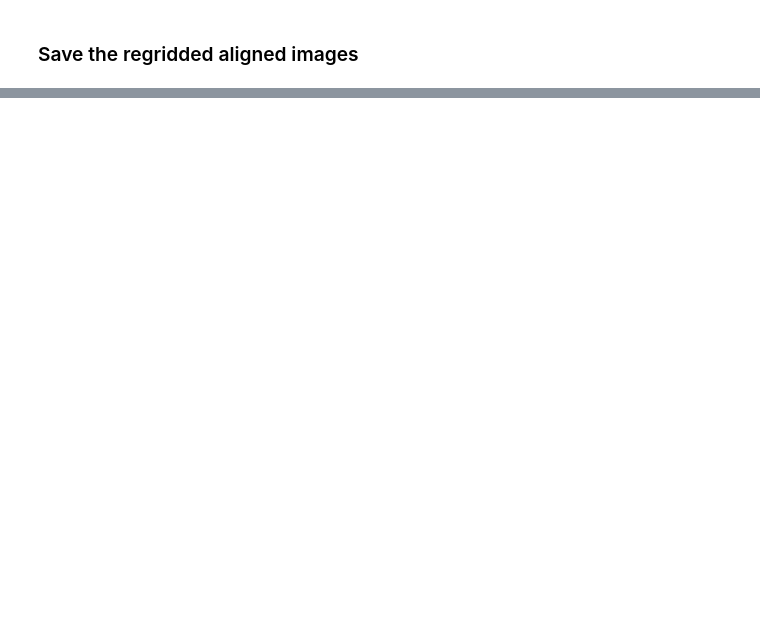
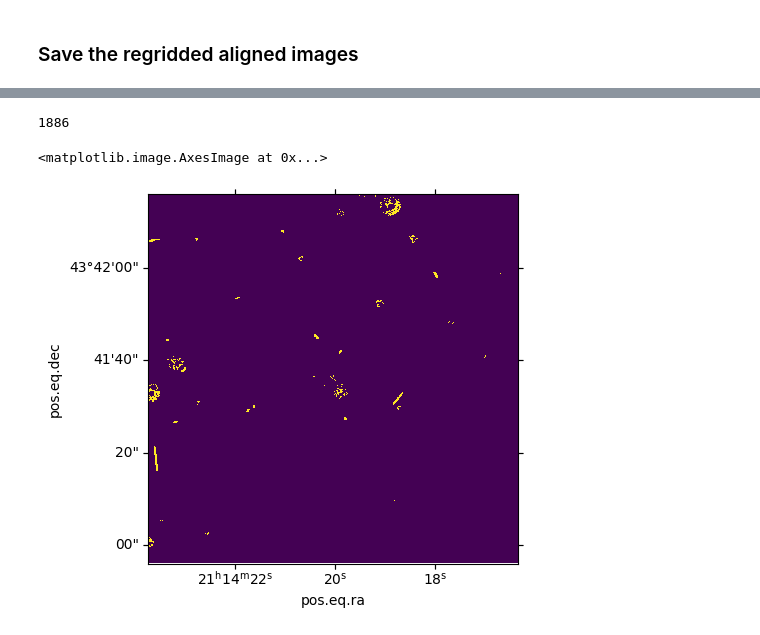
Before and after one commit to will-henney/teresa-pn-ou5, a Jupyter notebook: notebooks/04-05-nordic-images.ipynb, the cells around one changed output, grey strips where cells are left out. Cells and saved outputs as stored; diff of their text form; code cells hidden in the pictures; blank space fills up the shorter version.

```diff
--- a/notebooks/04-05-nordic-images.ipynb
+++ b/notebooks/04-05-nordic-images.ipynb
@@ -258,0 +312,14 @@ for _line in "ha", "oiii", "heii":
+# %%
+badmask = (
+    (np.abs(heii_stack - heii_median) > 1.5 * heii_std)
+    & (heii_stack > 800)
+)
+np.sum(badmask)
+# %% [output]
+1886
+# %%
+fig, ax = plt.subplots(subplot_kw=dict(projection=w))
+ax.imshow(badmask[1], origin="lower", vmin=0, vmax=1, interpolation="none")
+# %% [output]
+<matplotlib.image.AxesImage at 0x...>
+[figure, added]
```
Also changed, not shown: parts of 62 cells of this notebook, 14 other files.
